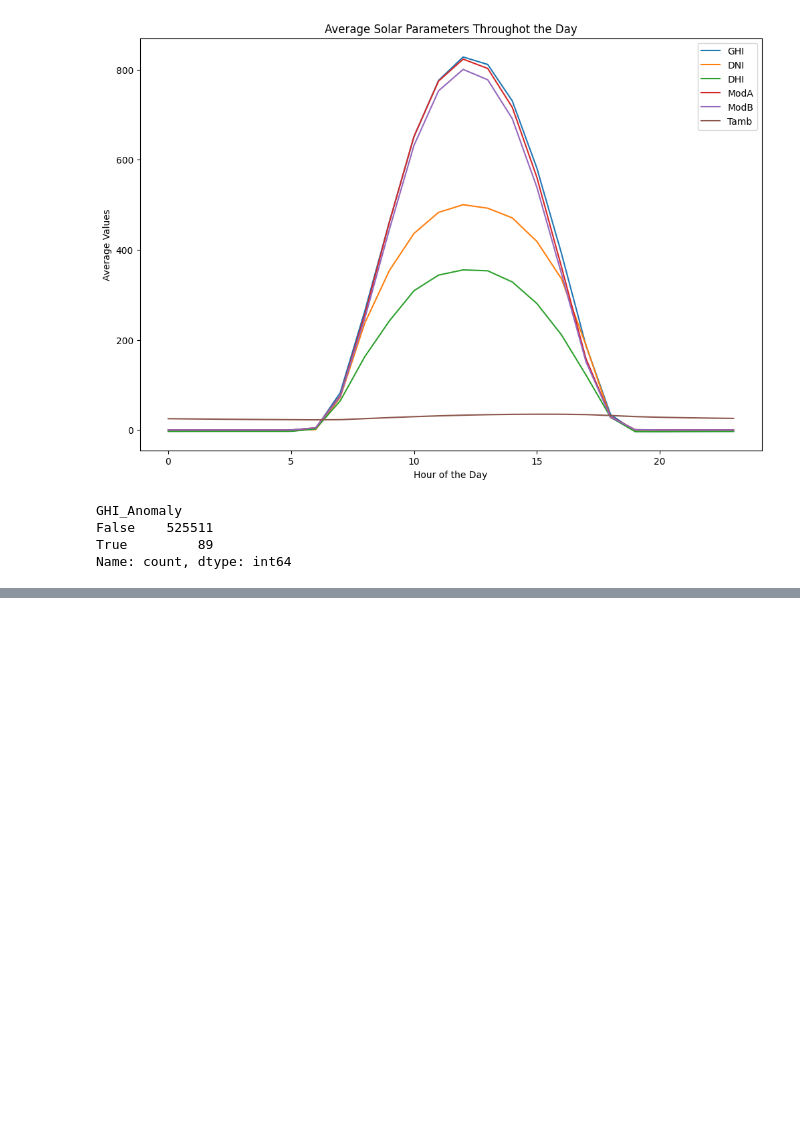
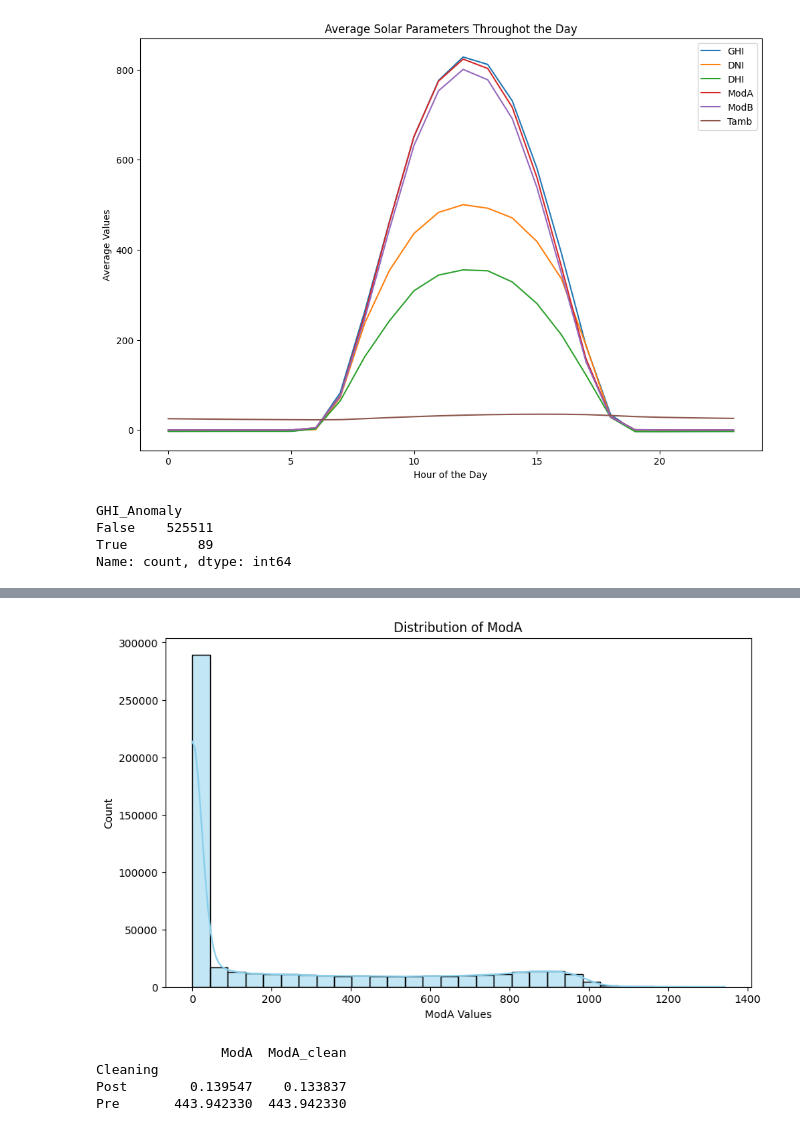
Before and after one commit to Kidist-c/solar-challenge-week1, a Jupyter notebook: notebooks/benin-eda.ipynb, the cells around one changed output, grey strips where cells are left out. Cells and saved outputs as stored; diff of their text form; code cells hidden in the pictures; blank space fills up the shorter version.

```diff
--- a/notebooks/benin-eda.ipynb
+++ b/notebooks/benin-eda.ipynb
@@ -302,0 +331,29 @@ plt.show()
+# %%
+#graph to show distribution of ModA
+plt.figure(figsize=(10,6))
+sns.histplot(benin_cp['ModA'], bins=30, kde=True, color='skyblue')
+plt.title('Distribution of ModA')
+plt.xlabel('ModA Values')
+plt.show();
+# %% [output]
+[figure, added]
+# %%
+# compute mean and std of ModA
+moda_mean=benin_cp['ModA'].mean()
+moda_std=benin_cp['ModA'].std()
+#Flag to identify outliers in ModA
+benin_cp['Cleaning'] = 'Pre'  # default value
+benin_cp.loc[(benin_cp['ModA']> moda_mean + 3*moda_std) | (benin_cp['ModA']< moda_mean -3*moda_std), 'Cleaning']= 'Post'
+benin_cp.loc[benin_cp['ModA'] == 0, 'Cleaning'] = 'Post'
+# clean ModA
+upper=moda_mean + 3*moda_std
+lower=moda_mean - 3*moda_std
+benin_cp['ModA_clean']=benin_cp['ModA'].clip(lower,upper)
+# group by cleaning status and get average ModA values
+avg_moda=benin_cp.groupby('Cleaning')[['ModA','ModA_clean']].mean()
+print(avg_moda)
+# %% [output]
+                ModA  ModA_clean
+Cleaning
+Post        0.139547    0.133837
+Pre       443.942330  443.942330
```
Also changed, not shown: parts of 13 cells of this notebook.
